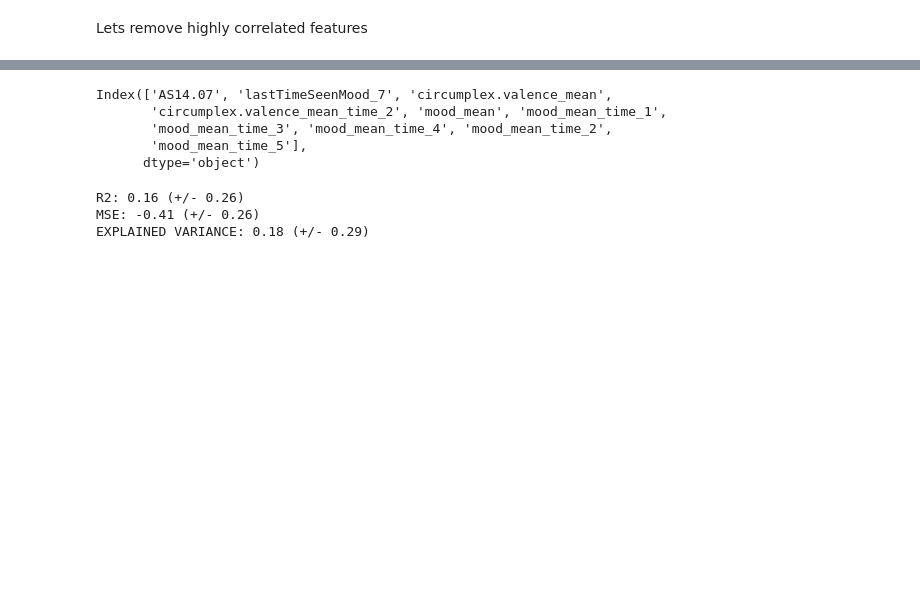
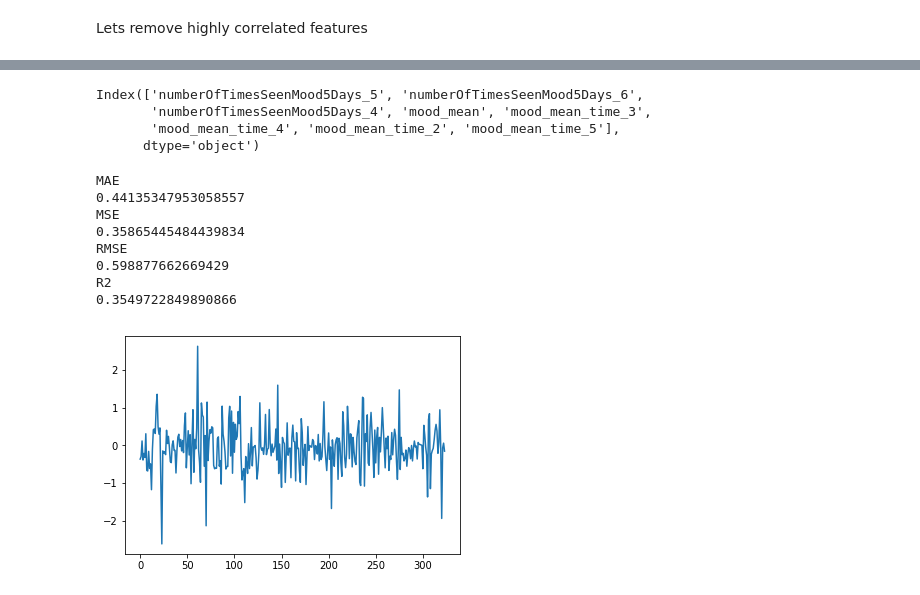
Before and after one commit to cathytoli/DMT, a Jupyter notebook: Rens/Keras regression neural network.ipynb, the cells around one changed output, grey strips where cells are left out. Cells and saved outputs as stored; diff of their text form; code cells hidden in the pictures; blank space fills up the shorter version.

```diff
--- a/Rens/Keras regression neural network.ipynb
+++ b/Rens/Keras regression neural network.ipynb
@@ -12,9 +14,11 @@ from sklearn.pipeline import Pipeline
 # %%
-df = pd.read_csv("out_without_nan_mood_normalised.csv")
+df = pd.read_csv("out_without_nan_mood_normalised_extra_temp_train.csv")
 df['mood_mean_TARGET'] = df['mood_mean_TARGET'].astype(float)
 df = pd.concat([df,pd.get_dummies(df['id'])],axis=1)
 df = pd.concat([df,pd.get_dummies(df['weekDay'],prefix="day_")],axis=1)
-df = df.drop(['weekDay_time_5','day_time_5','weekDay_time_4','day_time_4','weekDay_time_3','day_time_3','weekDay_time_2','day_time_2','weekDay_time_1','day_time_1','weekDay_time_5','circumplex.valence_mean_time_1'],axis=1)
+df = df.drop(['weekDay_time_5','day_time_5','weekDay_time_4','day_time_4','weekDay_time_3','day_time_3','weekDay_time_2','day_time_2','weekDay_time_1','day_time_1','weekDay_time_5','mood_mean_time_1','circumplex.valence_mean_time_1'],axis=1)
+df = df.fillna(0)
+df = df.loc[:, (df != 0).any(axis=0)]
 # %% [markdown]
 Lets remove highly correlated features
 # %%
@@ -70,10 +71,9 @@ usedColumns = goodColumns.keys()
 # %%
 usedColumns
 # %% [output]
-Index(['AS14.07', 'lastTimeSeenMood_7', 'circumplex.valence_mean',
-       'circumplex.valence_mean_time_2', 'mood_mean', 'mood_mean_time_1',
-       'mood_mean_time_3', 'mood_mean_time_4', 'mood_mean_time_2',
-       'mood_mean_time_5'],
+Index(['numberOfTimesSeenMood5Days_5', 'numberOfTimesSeenMood5Days_6',
+       'numberOfTimesSeenMood5Days_4', 'mood_mean', 'mood_mean_time_3',
+       'mood_mean_time_4', 'mood_mean_time_2', 'mood_mean_time_5'],
       dtype='object')
 # %%
 notRelevantAll=df.drop(['id','date'],axis=1).dropna()
@@ -104,7 +107,38 @@ scores = cross_validate(estimator, relevant[usedColumns], goldY, cv=7,scoring=sc
 print("R2: %0.2f (+/- %0.2f)" % (scores['test_R2'].mean(), scores['test_R2'].std() * 2))
 print("MSE: %0.2f (+/- %0.2f)" % (scores['test_Mean squared Error'].mean(), scores['test_Mean squared Error'].std() * 2))
 print("EXPLAINED VARIANCE: %0.2f (+/- %0.2f)" % (scores['test_Explained variance'].mean(), scores['test_Explained variance'].std() * 2))
-# %% [output]
-R2: 0.16 (+/- 0.26)
-MSE: -0.41 (+/- 0.26)
-EXPLAINED VARIANCE: 0.18 (+/- 0.29)
+# %%
+estimator.fit(relevant[usedColumns], goldY)
+dfTest = pd.read_csv("out_without_nan_mood_normalised_extra_temp_test.csv")
+dfTest['mood_mean_TARGET'] = dfTest['mood_mean_TARGET'].astype(float)
+dfTest = pd.concat([dfTest,pd.get_dummies(dfTest['id'])],axis=1)
+dfTest = pd.concat([dfTest,pd.get_dummies(dfTest['weekDay'],prefix="day_")],axis=1)
+dfTest = dfTest.fillna(0)
+y_pred = estimator.predict(dfTest[usedColumns])
+print("MAE")
+print(metrics.mean_absolute_error(dfTest['mood_mean_TARGET'],y_pred))
+print("MSE")
+print(metrics.mean_squared_error(dfTest['mood_mean_TARGET'],y_pred))
+print("RMSE")
+print(np.sqrt(metrics.mean_squared_error(dfTest['mood_mean_TARGET'],y_pred)))
+print("R2")
+print(metrics.r2_score(dfTest['mood_mean_TARGET'],y_pred))
+
+import matplotlib.pyplot as plt
+plt.plot(y_pred-dfTest['mood_mean_TARGET'])
+plt.show()
+
+
+allTogether = pd.concat([dfTest['mood_mean_TARGET'],dfTest[usedColumns]],axis=1)
+allTogether['y_pred'] = y_pred
+allTogether.to_csv("pred.csv")
+# %% [output]
+MAE
+0.44135347953058557
+MSE
+0.35865445484439834
+RMSE
+0.598877662669429
+R2
+0.3549722849890866
+[figure, added]
```
Also changed, not shown: parts of 4 cells of this notebook, 5 other files.
